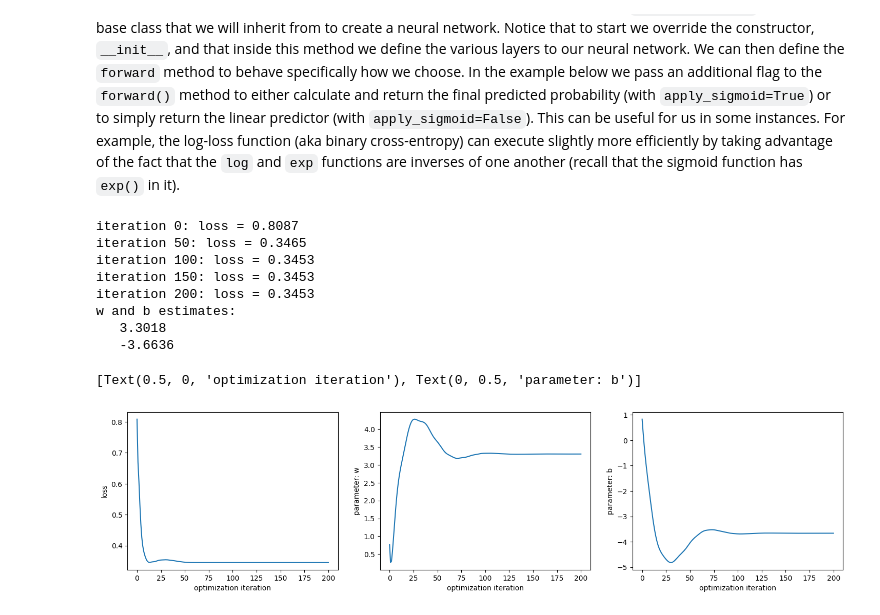
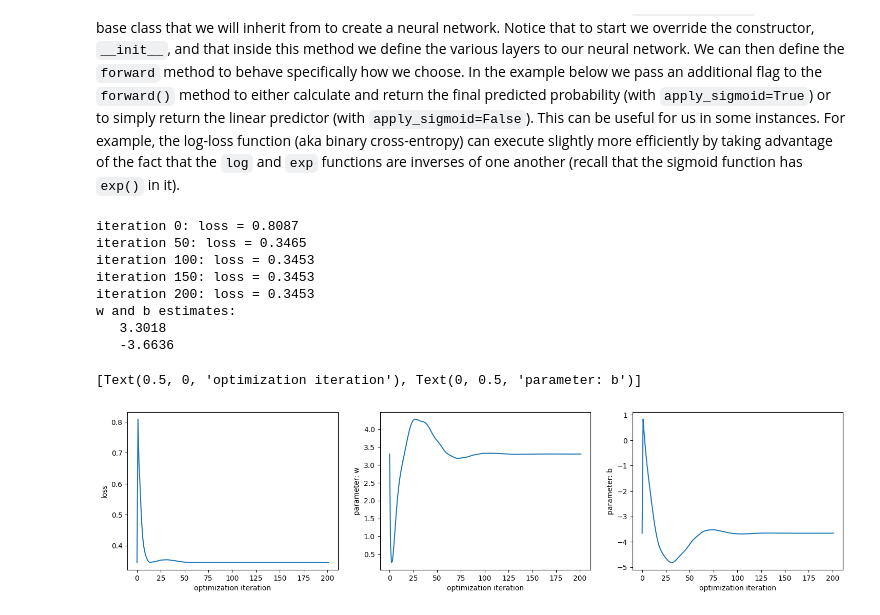
Before and after one commit to JTenaSan/cs3120-assign7, a Jupyter notebook: neural_net_from_scratch.ipynb, the cells around one changed output. Saved outputs shown, nothing was run; the diff lists cells and outputs as text; code cells hidden in the pictures.

```diff
--- a/neural_net_from_scratch.ipynb
+++ b/neural_net_from_scratch.ipynb
@@ -557,8 +557,8 @@ learning_rate = 5e-1
 
 # define optimizer to be used and tell it about the model's parameters
 optimizer = torch.optim.Adam(model.parameters(), lr=learning_rate)
-losses = []
-params = []
+losses = [.3453]
+params = [(3.3018, -3.6636)]
 
 # Carry out gradient descent
 for i in range(200+1):
@@ -576,31 +576,31 @@ for i in range(200+1):
         print(f"iteration {i}: loss = {loss.item():.4f}") #" w = {w[0]:.4f}, b = {b[0]:.4f}")
 
     # Zero all gradients before backward pass
     optimizer.zero_grad()
 
     # Backpropagation: calculate loss for each model parameter and have optimizer update all of them
     loss.backward()
     optimizer.step()
 
 print("w and b estimates:")
 for param in model.parameters():
     print(f"   {param.item():.4f}")
 
 fig, (ax1, ax2, ax3) = plt.subplots(1,3, figsize=(18,4))
 ax1.plot(range(0,len(losses)), losses)
 ax1.set(xlabel="optimization iteration", ylabel="loss")
 ax2.plot(range(0,len(params)), [parm[0] for parm in params])
 ax2.set(xlabel="optimization iteration", ylabel="parameter: w")
 ax3.plot(range(0,len(params)), [parm[1] for parm in params])
 ax3.set(xlabel="optimization iteration", ylabel="parameter: b")
 # %% [output]
 iteration 0: loss = 0.8087
 iteration 50: loss = 0.3465
 iteration 100: loss = 0.3453
 iteration 150: loss = 0.3453
 iteration 200: loss = 0.3453
 w and b estimates:
    3.3018
    -3.6636
 [Text(0.5, 0, 'optimization iteration'), Text(0, 0.5, 'parameter: b')]
-[figure, old version]
+[figure, new version]
```
